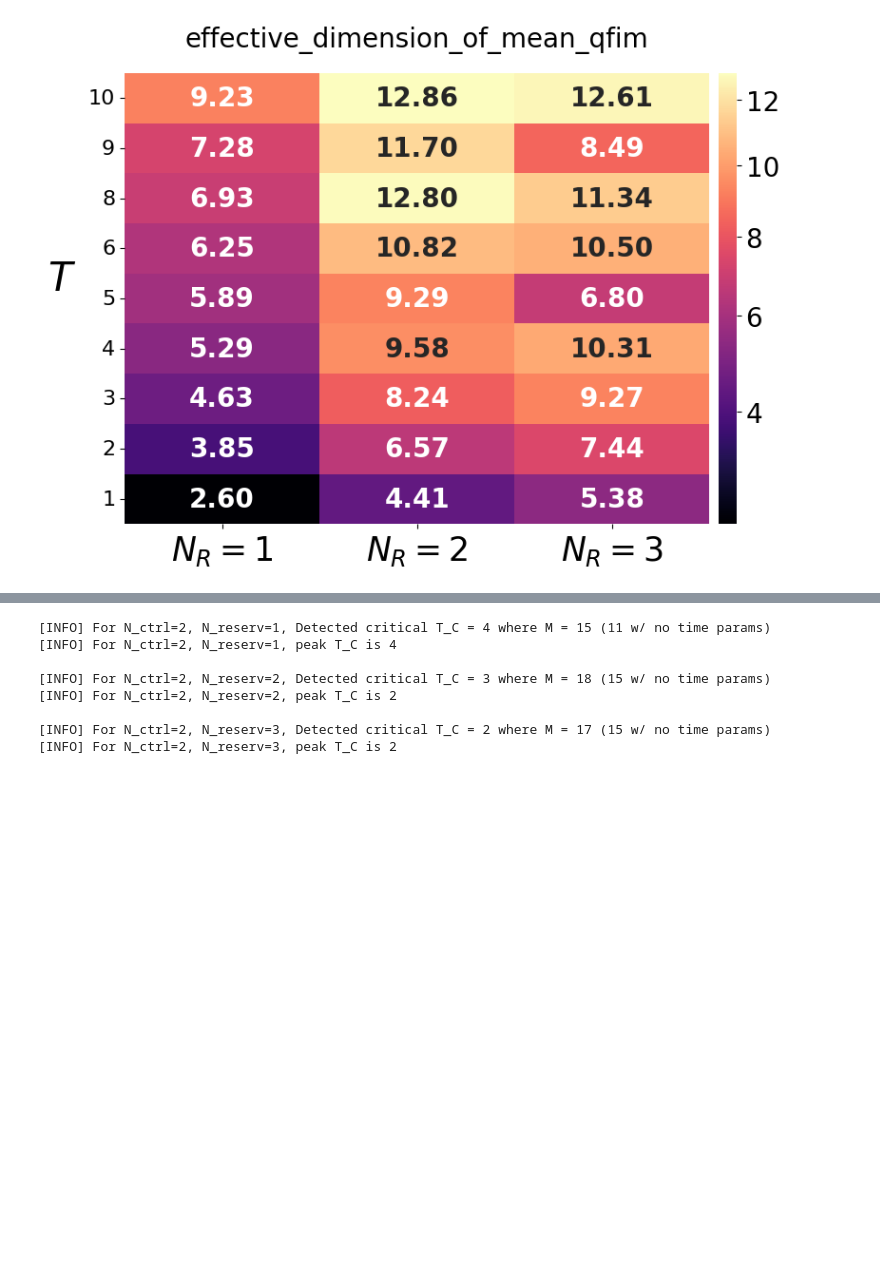
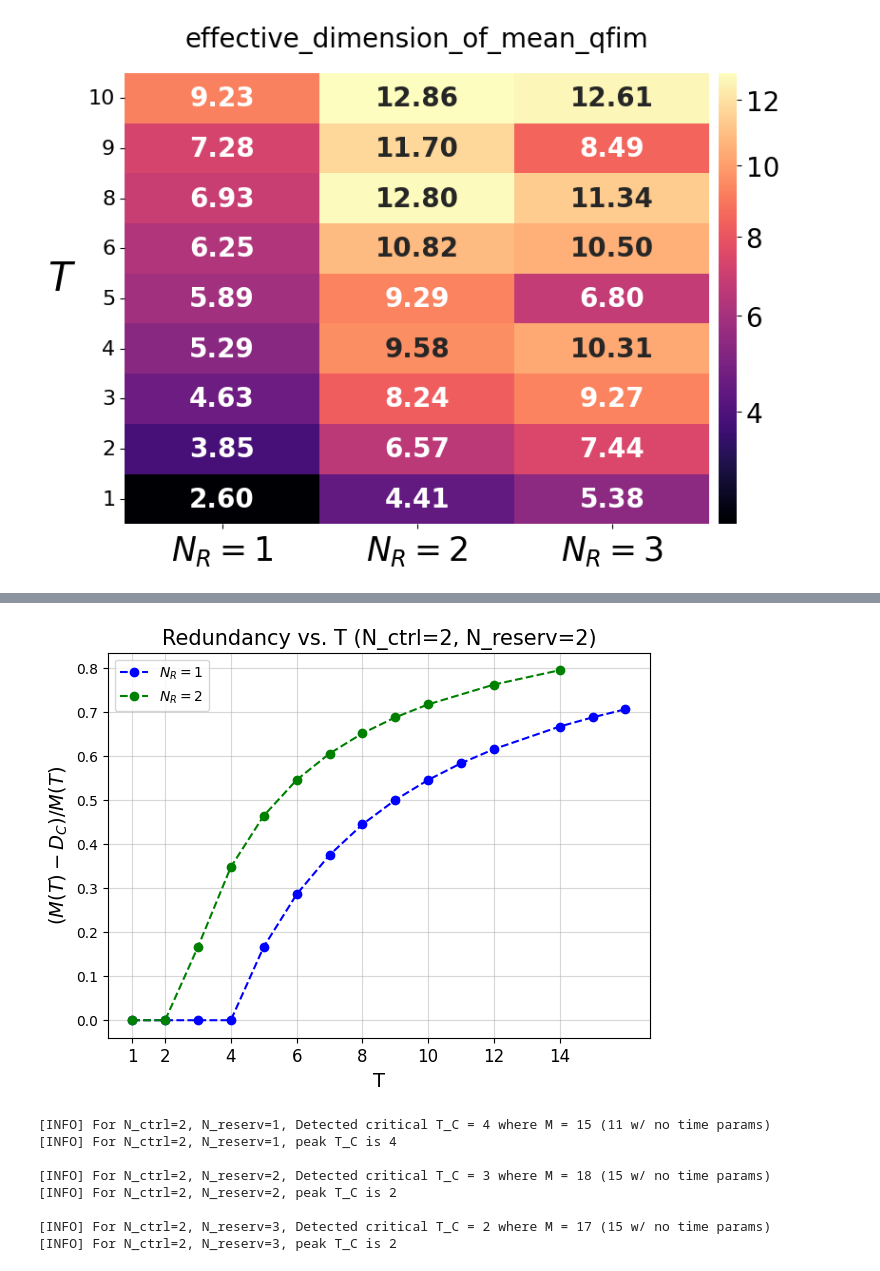
Before and after one commit to sophieblock/qrc, a Jupyter notebook: analog_qfim_heatmaps_pp.ipynb, the cells around one changed output, grey strips where cells are left out. Drawn from its saved outputs; the diff is of its cells as text; code cells hidden in the pictures; blank space fills up the shorter version.

```diff
--- a/analog_qfim_heatmaps_pp.ipynb
+++ b/analog_qfim_heatmaps_pp.ipynb
@@ -1309,3 +1572,12 @@ plt.show()
+# %%
+
+fig2, ax2 = plt.subplots(figsize=(7,5))
+plot_redundancy_vs_t(df_with_stats, chosen_n_ctrl=2, chosen_n_reserv=1, ax=ax2,color='b')
+plot_redundancy_vs_t(df_with_stats, chosen_n_ctrl=2, chosen_n_reserv=2, ax=ax2,color='g')
+# plot_redundancy_vs_t(df_with_stats, chosen_n_ctrl=2, chosen_n_reserv=3, ax=ax2,color='purple')
+plt.show()
+# %% [output]
+[figure, added]
 # %%
 import numpy as np
 import matplotlib.pyplot as plt
```
Also changed, not shown: parts of 8 cells of this notebook.
